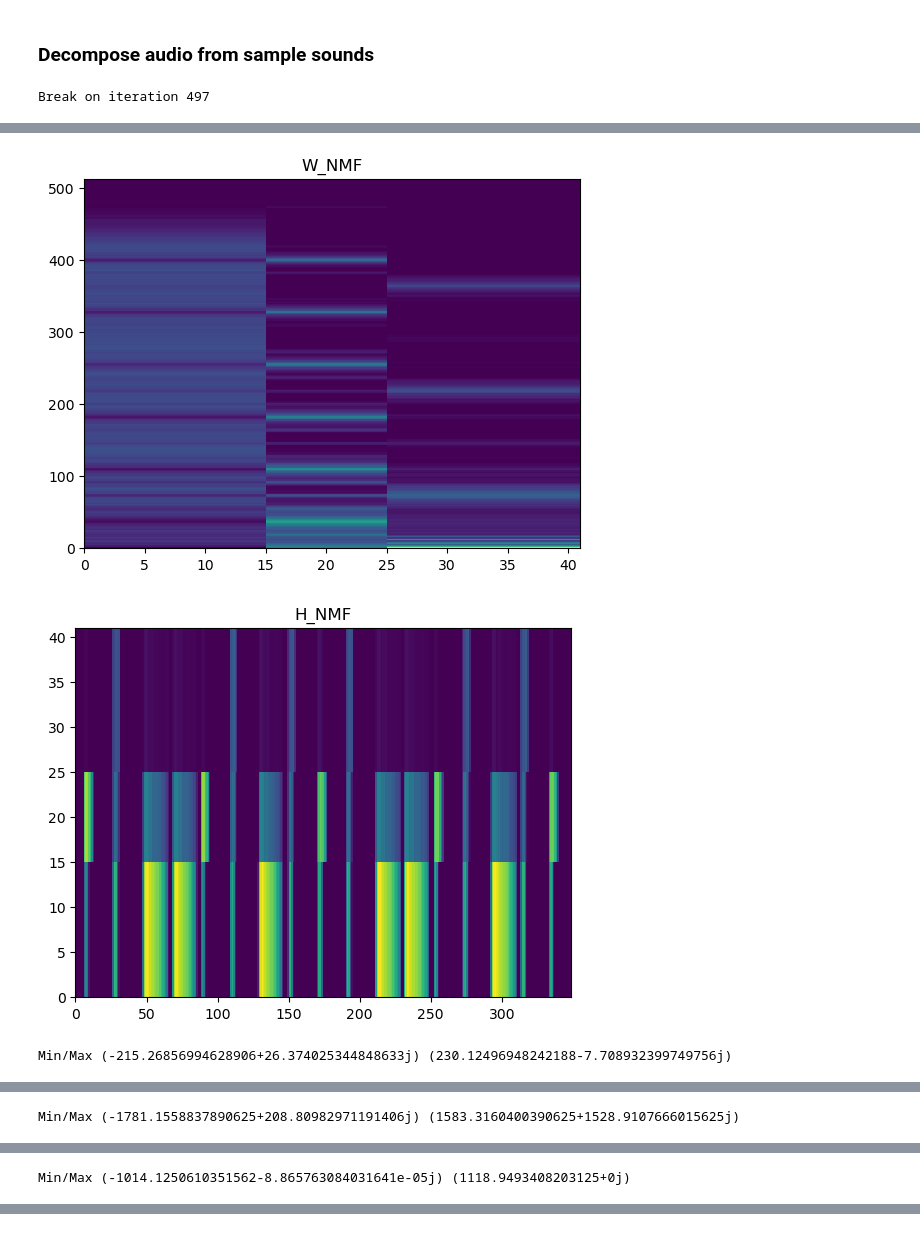
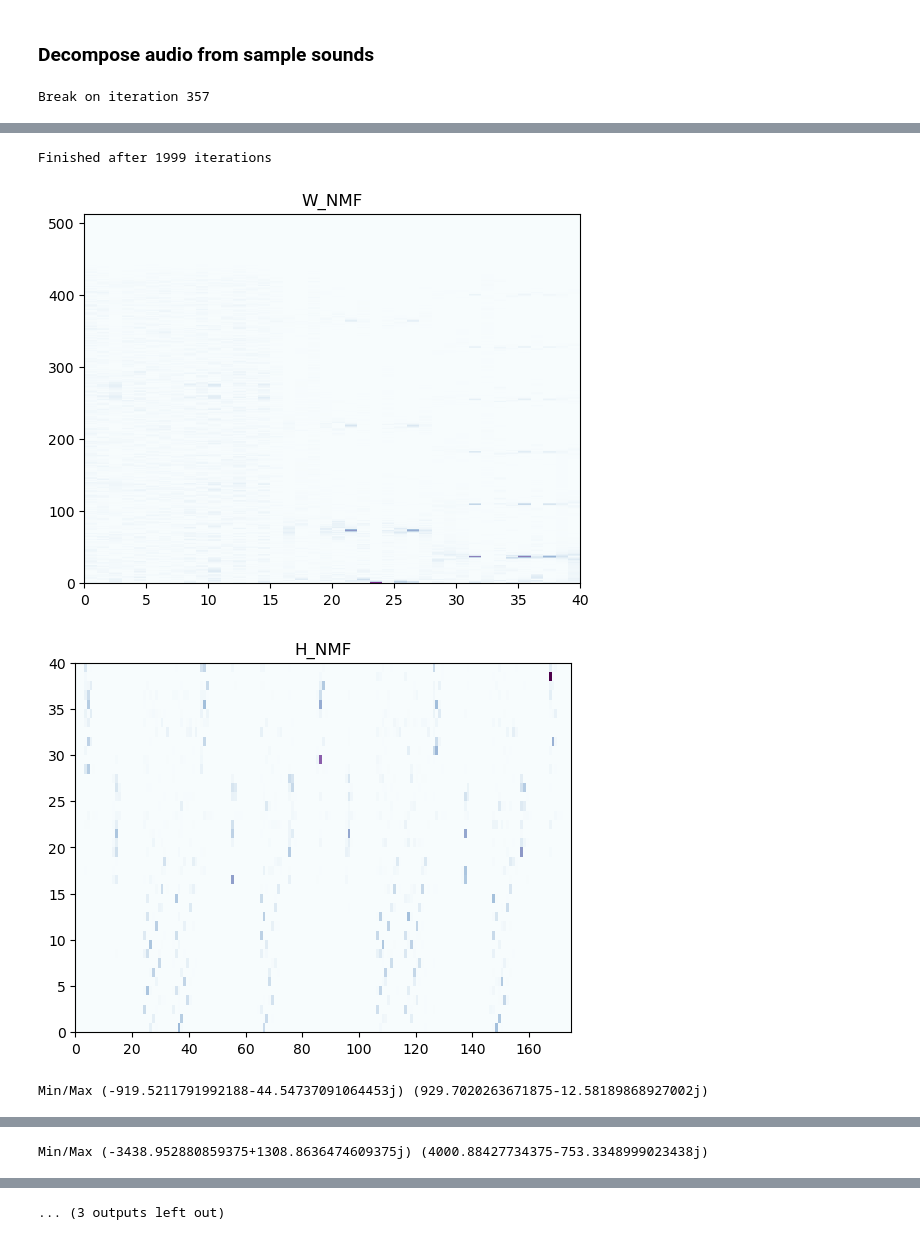
Before and after one commit to keriotisna/CS545-Final-Project, a Jupyter notebook: decompositionTest.ipynb, the cells around one changed output, grey strips where cells are left out. Saved outputs shown, nothing was run; the diff lists cells and outputs as text; code cells hidden in the pictures.

Commit message:
Fix audio-spectrogram conversion

```diff
--- a/decompositionTest.ipynb
+++ b/decompositionTest.ipynb
@@ -142,7 +142,9 @@ plt.show()
 sample_rate, data = wavfile.read(SAMPLE_PATH) # data is int16. Do I need to read and write in the same format?
 
 NPERSEG = 1024
-NOVERLAP = 3*NPERSEG // 4
+NOVERLAP = NPERSEG // 2
+
+assert check_NOLA(window='hann', nperseg=NPERSEG, noverlap=NOVERLAP)
 
 # stft returns a tuple of (sample frequencies, segment times, the STFT itself)
 scipySTFT = stft(data, fs=sample_rate, window='hann', nperseg=NPERSEG, noverlap=NOVERLAP)
@@ -150,7 +152,7 @@ PHASE = np.angle(scipySTFT[-1])
 
 # convertedScipySTFT = np.abs(scipySTFT[-1])
 # convertedScipySTFT = np.log(np.abs(scipySTFT[-1]))
-convertedScipySTFT = np.clip(np.log(np.abs(scipySTFT[-1])), a_min=0, a_max=np.inf) # convertedScipySTFT is float32
+convertedScipySTFT = np.clip(np.abs(scipySTFT[-1]), a_min=0, a_max=np.inf) # convertedScipySTFT is float32
 
 
 
@@ -159,13 +161,13 @@ convertedScipySTFT = np.clip(np.log(np.abs(scipySTFT[-1])), a_min=0, a_max=np.in
 R = 3
 W_NMF, H_NMF = getNMF(convertedScipySTFT, R=R, iterations=1000, optimizationMethod='KL')
 
-plt.pcolormesh(convertedScipySTFT), plt.title('Original Data'), plt.show()
+plt.pcolormesh(convertedScipySTFT, cmap='BuPu'), plt.title('Original Data'), plt.show()
 
-plt.pcolormesh(H_NMF), plt.title("H_NMF"), plt.show()
+plt.pcolormesh(H_NMF, cmap='BuPu'), plt.title("H_NMF"), plt.show()
 
-plt.pcolormesh(W_NMF), plt.title("W_NMF"), plt.show()
+plt.pcolormesh(W_NMF, cmap='BuPu'), plt.title("W_NMF"), plt.show()
 
-plt.pcolormesh(W_NMF @ H_NMF), plt.title("Reconstruction 111"), plt.show()
+plt.pcolormesh(W_NMF @ H_NMF, cmap='BuPu'), plt.title("Reconstruction 111"), plt.show()
 
 # Repeat existing basis vectors multiple times. Noise is added later to make model more robust
 instrumentsList = [np.tile(np.expand_dims(W_NMF[:, i], -1), (1, np.random.randint(low=10, high=20))) for i in range(R)]
@@ -175,7 +177,7 @@ fullInstrumentsList = np.concatenate(instrumentsList, axis=1)
 # Add some noise for generalization
 fullInstrumentsList += np.random.rand(*fullInstrumentsList.shape)*0
 
-plt.pcolormesh(fullInstrumentsList), plt.title('fullInstrumentsList'), plt.show()
+plt.pcolormesh(fullInstrumentsList, cmap='BuPu'), plt.title('fullInstrumentsList'), plt.show()
 
 
 
@@ -184,10 +186,10 @@ plt.pcolormesh(fullInstrumentsList), plt.title('fullInstrumentsList'), plt.show(
 
 
 
-W_NMF, activations = decomposeAudioSKLearn(X=convertedScipySTFT, W=fullInstrumentsList, H=None) # fullInstrumentsList is still float32
+W_NMF, activations = decomposeAudio(X=convertedScipySTFT, W=fullInstrumentsList, H=None) # fullInstrumentsList is still float32
 
-plt.pcolormesh(W_NMF), plt.title('W_NMF'), plt.show()
-plt.pcolormesh(activations), plt.title('H_NMF'), plt.show()
+plt.pcolormesh(W_NMF, cmap='BuPu'), plt.title('W_NMF'), plt.show()
+plt.pcolormesh(activations, cmap='BuPu'), plt.title('H_NMF'), plt.show()
 
 isolations = []
 currentBase = 0
@@ -198,13 +200,12 @@ for count in countsList:
     currentBases = W_NMF[:, currentBase:currentBase+count] # float32
     # plt.pcolormesh(currentActivations), plt.title('currentActivations'), plt.show(), plt.pcolormesh(currentBases), plt.title('currentBases'), plt.show()
 
-    currentReconstruction = currentBases @ currentActivations # float32
     # Re-introduce phase information. This is actually very important in the overall quality of the reconstruction, as there is an audible difference
-    currentReconstruction = np.exp(currentReconstruction) * np.exp(1j * PHASE) # complex64
+    currentReconstruction = (currentBases @ currentActivations) * np.exp(1j * PHASE) # complex64
 
     print(f'Min/Max {np.min(currentReconstruction)} {np.max(currentReconstruction)}')
 
-    plt.pcolormesh(np.abs(currentReconstruction)), plt.title('Decomposed Recon'), plt.show()
+    plt.pcolormesh(np.log(np.abs(currentReconstruction)+1e-5), cmap='BuPu'), plt.title('Decomposed Recon'), plt.show()
     isolations.append(currentReconstruction)
     currentBase += count
 
@@ -228,4 +229,4 @@ for idx, isolation in enumerate(isolations):
 # Matching pursuit?
 # Dictionary based algorithms?
 # %% [output]
-Break on iteration 497
+Break on iteration 357
@@ -237,3 +238,4 @@ Break on iteration 497
+Finished after 1999 iterations
-[figure, old version]
+[figure, new version]
-[figure, old version]
+[figure, new version]
-Min/Max (-215.26856994628906+26.374025344848633j) (230.12496948242188-7.708932399749756j)
+Min/Max (-919.5211791992188-44.54737091064453j) (929.7020263671875-12.58189868927002j)
@@ -241 +242,0 @@ Min/Max (-215.26856994628906+26.374025344848633j) (230.12496948242188-7.70893239
-Min/Max (-1781.1558837890625+208.80982971191406j) (1583.3160400390625+1528.9107666015625j)
@@ -243 +243 @@ Min/Max (-1781.1558837890625+208.80982971191406j) (1583.3160400390625+1528.91076
-Min/Max (-1014.1250610351562-8.865763084031641e-05j) (1118.9493408203125+0j)
+Min/Max (-3438.952880859375+1308.8636474609375j) (4000.88427734375-753.3348999023438j)
@@ -244,0 +244 @@ Min/Max (-1014.1250610351562-8.865763084031641e-05j) (1118.9493408203125+0j)
+... (3 outputs left out)
```
Also changed, not shown: parts of 4 cells of this notebook, 8 other files.
